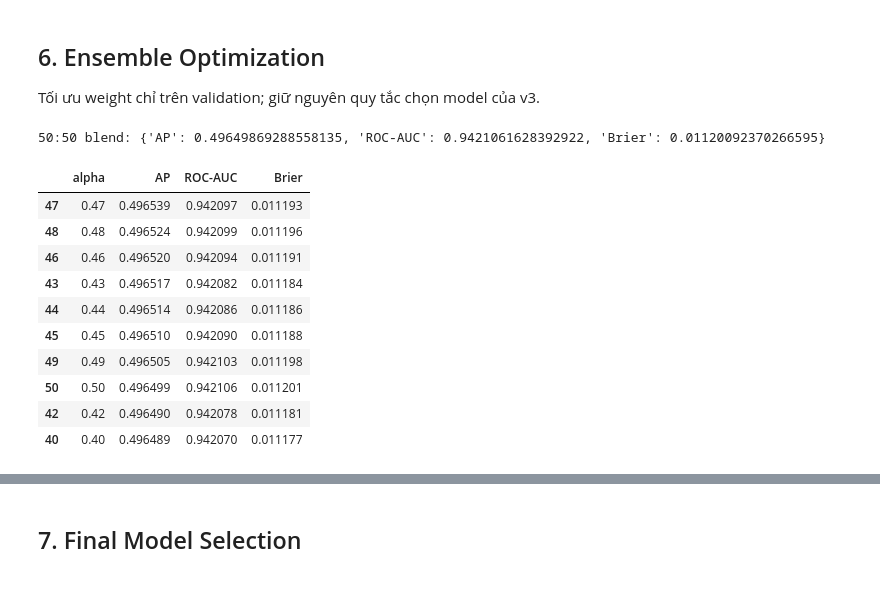
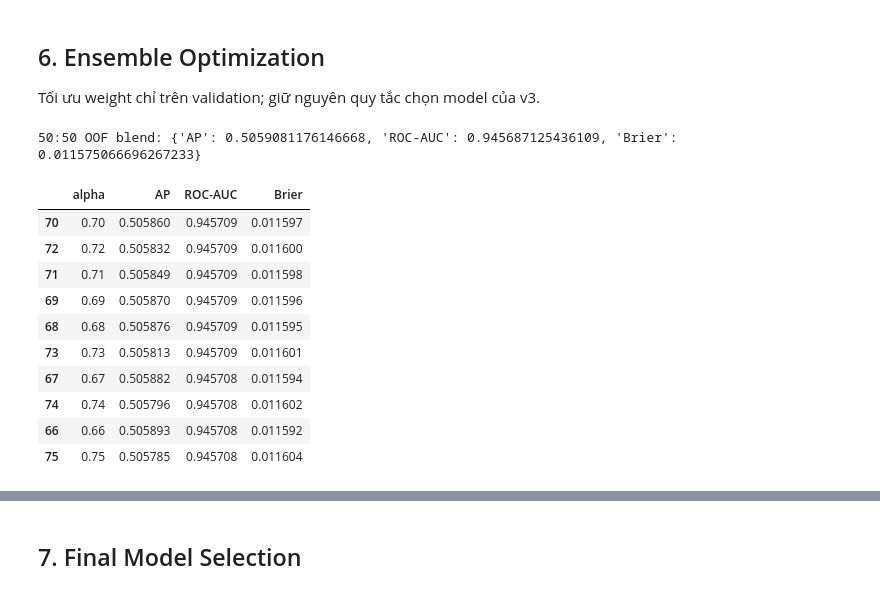
Before and after one commit to nghthanhlong/FraudDetection, a Jupyter notebook: notebooks/06_hyperparam_tuning.ipynb, the cells around one changed output, grey strips where cells are left out. Saved outputs shown, nothing was run; the diff lists cells and outputs as text; code cells hidden in the pictures.

```diff
--- a/notebooks/06_hyperparam_tuning.ipynb
+++ b/notebooks/06_hyperparam_tuning.ipynb
@@ -189,8 +237,12 @@ def objective_lgb(trial):
 # %%
+lgb_study_name = f"LightGBM_{OUTPUT_VERSION}_{ACTIVE_FEATURE_SET}_{PRIMARY_METRIC_KEY}_{OPTUNA_STUDY_REVISION}"
 study_lgb = optuna.create_study(
-    study_name=f"LightGBM_{FEATURE_VERSION}_{PRIMARY_METRIC}", direction="maximize",
+    study_name=lgb_study_name, storage=LGB_OPTUNA_STORAGE, load_if_exists=True, direction="maximize",
     sampler=optuna.samplers.TPESampler(seed=RANDOM_STATE),
     pruner=optuna.pruners.MedianPruner(n_startup_trials=5, n_warmup_steps=2))
-study_lgb.optimize(objective_lgb, n_trials=N_TRIALS_LGB, show_progress_bar=True)
-study_lgb.trials_dataframe().to_csv(ARTIFACT_DIR / f"06_LightGBM_trials_{FEATURE_VERSION}.csv", index=False)
+study_lgb.set_user_attr("feature_set", ACTIVE_FEATURE_SET)
+study_lgb.set_user_attr("primary_metric", PRIMARY_METRIC_KEY)
+study_lgb.set_user_attr("study_revision", OPTUNA_STUDY_REVISION)
+optimize_to_target(study_lgb, objective_lgb, TARGET_TRIALS_LGB,
+                   ARTIFACT_DIR / f"06_LightGBM_trials_{OUTPUT_VERSION}.csv")
 # %% [output]
@@ -343,9 +401,13 @@ def objective_xgb(trial):
 # %%
 verify_xgb_device()
+xgb_study_name = f"XGBoost_{OUTPUT_VERSION}_{ACTIVE_FEATURE_SET}_{PRIMARY_METRIC_KEY}_{OPTUNA_STUDY_REVISION}"
 study_xgb = optuna.create_study(
-    study_name=f"XGBoost_{FEATURE_VERSION}_{PRIMARY_METRIC}", direction="maximize",
+    study_name=xgb_study_name, storage=XGB_OPTUNA_STORAGE, load_if_exists=True, direction="maximize",
     sampler=optuna.samplers.TPESampler(seed=RANDOM_STATE),
     pruner=optuna.pruners.MedianPruner(n_startup_trials=5, n_warmup_steps=2))
-study_xgb.optimize(objective_xgb, n_trials=N_TRIALS_XGB, show_progress_bar=True)
-study_xgb.trials_dataframe().to_csv(ARTIFACT_DIR / f"06_XGBoost_trials_{FEATURE_VERSION}.csv", index=False)
+study_xgb.set_user_attr("feature_set", ACTIVE_FEATURE_SET)
+study_xgb.set_user_attr("primary_metric", PRIMARY_METRIC_KEY)
+study_xgb.set_user_attr("study_revision", OPTUNA_STUDY_REVISION)
+optimize_to_target(study_xgb, objective_xgb, TARGET_TRIALS_XGB,
+                   ARTIFACT_DIR / f"06_XGBoost_trials_{OUTPUT_VERSION}.csv")
 # %% [output]
@@ -454,5 +516,19 @@ display(pd.DataFrame(comparison).sort_values(PRIMARY_METRIC, ascending=False))
 prediction_df = pd.DataFrame(valid_predictions)
 print(f"Pearson correlation: {prediction_df.corr(method='pearson').iloc[0, 1]:.6f}")
 print(f"Spearman correlation: {prediction_df.corr(method='spearman').iloc[0, 1]:.6f}")
+
+# Generate pooled OOF predictions with tuned fixed-iteration models.
+oof_predictions = {name: np.full(len(y_train), np.nan) for name in tuned_params}
+for fold, (tr, va) in enumerate(cv_splits):
+    X_tr, X_va = align_categories(X_train.iloc[tr], X_train.iloc[va], cat_cols=CAT_COLS)
+    for name in ("LightGBM", "XGBoost"):
+        model_cls = lgb.LGBMClassifier if name == "LightGBM" else xgb.XGBClassifier
+        model = model_cls(**tuned_params[name]).fit(X_tr, y_train[tr])
+        oof_predictions[name][va] = model.predict_proba(X_va)[:, 1]
+    print(f"OOF fold {fold}:", {name: scores(y_train[va], p[va]) for name, p in oof_predictions.items()})
+assert all(np.isfinite(p).all() for p in oof_predictions.values())
+oof_model_comparison = pd.DataFrame([
+    {"model": name, **scores(y_train, p)} for name, p in oof_predictions.items()])
+display(oof_model_comparison.sort_values(PRIMARY_METRIC, ascending=False))
 # %% [output]
 |  | model | AP | ROC-AUC | Brier | Train AP | Train ROC-AUC | CV mean | CV std |
@@ -464,28 +548,28 @@ Spearman correlation: 0.994393
 ## 6. Ensemble Optimization
 Tối ưu weight chỉ trên validation; giữ nguyên quy tắc chọn model của v3.
 # %%
-p_lgb, p_xgb = lgb_valid_probs, xgb_valid_probs
-ensemble_avg_probs = .5 * p_lgb + .5 * p_xgb
-print("50:50 blend:", scores(y_valid, ensemble_avg_probs))
-blend_df = pd.DataFrame([{"alpha": float(a), **scores(y_valid, a*p_lgb + (1-a)*p_xgb)}
+p_lgb_oof, p_xgb_oof = oof_predictions["LightGBM"], oof_predictions["XGBoost"]
+ensemble_avg_oof = .5 * p_lgb_oof + .5 * p_xgb_oof
+print("50:50 OOF blend:", scores(y_train, ensemble_avg_oof))
+blend_df = pd.DataFrame([{"alpha": float(a), **scores(y_train, a*p_lgb_oof + (1-a)*p_xgb_oof)}
                          for a in np.linspace(0, 1, 101)])
 best = blend_df.loc[blend_df[PRIMARY_METRIC].idxmax()]
 best_alpha = float(best.alpha)
 best_blend = float(best[PRIMARY_METRIC])
 display(blend_df.sort_values(PRIMARY_METRIC, ascending=False).head(10))
 # %% [output]
-50:50 blend: {'AP': 0.49649869288558135, 'ROC-AUC': 0.9421061628392922, 'Brier': 0.01120092370266595}
+50:50 OOF blend: {'AP': 0.5059081176146668, 'ROC-AUC': 0.945687125436109, 'Brier': 0.011575066696267233}
 |  | alpha | AP | ROC-AUC | Brier |
-| 47 | 0.47 | 0.496539 | 0.942097 | 0.011193 |
-| 48 | 0.48 | 0.496524 | 0.942099 | 0.011196 |
-| 46 | 0.46 | 0.496520 | 0.942094 | 0.011191 |
-| 43 | 0.43 | 0.496517 | 0.942082 | 0.011184 |
-| 44 | 0.44 | 0.496514 | 0.942086 | 0.011186 |
-| 45 | 0.45 | 0.496510 | 0.942090 | 0.011188 |
-| 49 | 0.49 | 0.496505 | 0.942103 | 0.011198 |
-| 50 | 0.50 | 0.496499 | 0.942106 | 0.011201 |
-| 42 | 0.42 | 0.496490 | 0.942078 | 0.011181 |
-| 40 | 0.40 | 0.496489 | 0.942070 | 0.011177 |
+| 70 | 0.70 | 0.505860 | 0.945709 | 0.011597 |
+| 72 | 0.72 | 0.505832 | 0.945709 | 0.011600 |
+| 71 | 0.71 | 0.505849 | 0.945709 | 0.011598 |
+| 69 | 0.69 | 0.505870 | 0.945709 | 0.011596 |
+| 68 | 0.68 | 0.505876 | 0.945709 | 0.011595 |
+| 73 | 0.73 | 0.505813 | 0.945709 | 0.011601 |
+| 67 | 0.67 | 0.505882 | 0.945708 | 0.011594 |
+| 74 | 0.74 | 0.505796 | 0.945708 | 0.011602 |
+| 66 | 0.66 | 0.505893 | 0.945708 | 0.011592 |
+| 75 | 0.75 | 0.505785 | 0.945708 | 0.011604 |
 # %%
 fig, ax = plt.subplots(figsize=(10, 5))
 ax.plot(blend_df["alpha"], blend_df[PRIMARY_METRIC], label="Weighted blend")
```
Also changed, not shown: parts of 18 cells of this notebook, 6 other files.
